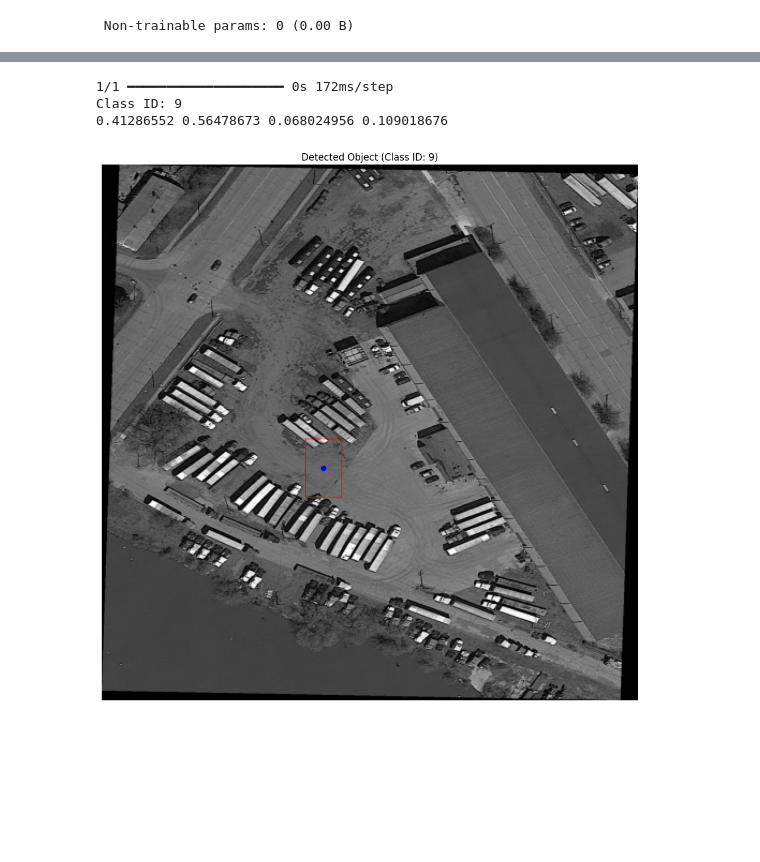
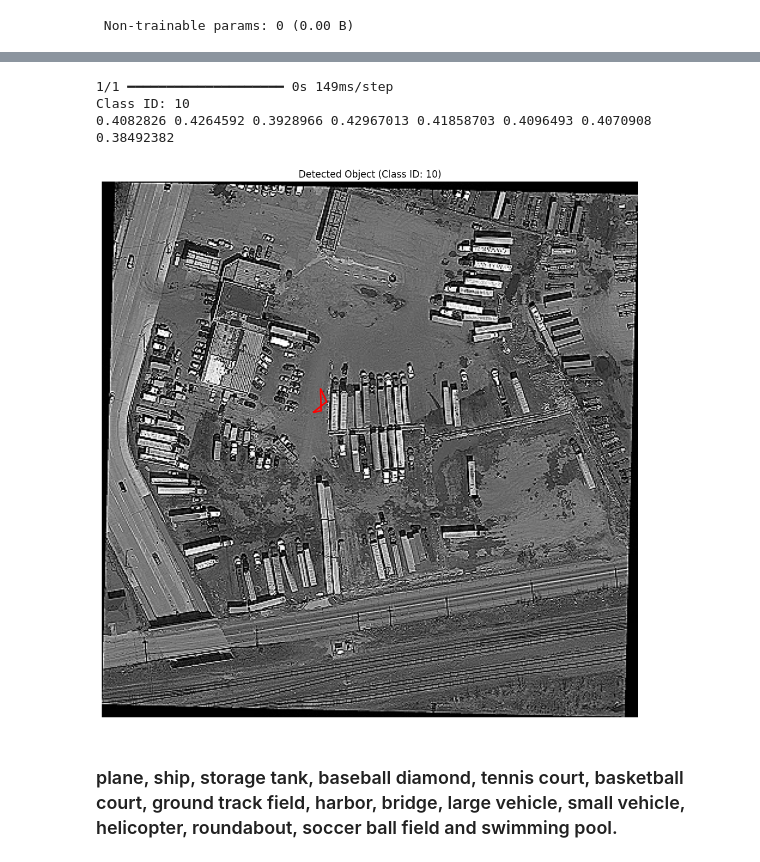
Before and after one commit to AdityaSaiKonduri/Hack2Skill, a Jupyter notebook: project (4).ipynb, the cells around one changed output, grey strips where cells are left out. Cells and saved outputs as stored; diff of their text form; code cells hidden in the pictures; blank space fills up the shorter version.

```diff
--- a/project (4).ipynb
+++ b/project (4).ipynb
@@ -206,7 +218,7 @@ def data_load(output_folder, input_labels_folder):
 # dataset = data_load(output_folder, input_labels_folder)
 # %%
 # Usage
-dataset = data_load(output_folder, output_labels_folder)
+dataset = data_load(output_folder, input_labels_folder)
 
 # You can then use this dataset directly or apply further transformations
 
@@ -496,7 +515,7 @@ def build_model(inputs):
     model.compile(optimizer=tf.keras.optimizers.Adam(learning_rate=0.01), loss={"classifier_head" : "categorical_crossentropy", "regressor_head" : "mse"}, metrics = {"classifier_head" : "accuracy", "regressor_head" : "mse"})
     return model
 # %%
-model = build_model(tf.keras.layers.Input(shape=(500, 500, 1)))
+model = build_model(tf.keras.layers.Input(shape=(300, 300, 1)))
 model.summary()
 # %% [output]
 Model: "functional_2"
@@ -647,4 +690,4 @@ def smooth_l1_loss(y_true, y_pred):
 # %%
-model = build_model((500, 500, 1))
+model = build_model((448, 448, 1))
 model.summary()
 # %% [output]
@@ -738,7 +764,7 @@ from matplotlib.patches import Polygon
 from matplotlib.patches import Rectangle
 
 # Load and preprocess the image
-image_path = "DOTAv1\\preprocessed_images\\train\\P0013.jpg"
+image_path = "DOTAv1\\preprocessed_images\\train\\P0010.jpg"
 img = cv2.imread(image_path)
 img = cv2.cvtColor(img, cv2.COLOR_BGR2RGB)  # Convert BGR to RGB
 
@@ -747,44 +773,47 @@ img_gray = cv2.imread(image_path, cv2.IMREAD_GRAYSCALE)
 img_gray = img_gray.astype(np.float32) / 255.0
 img_gray = np.expand_dims(img_gray, axis=(0, -1))
 predictions = model.predict(img_gray)
 class_probs, bounding_boxes = predictions
 class_id = np.argmax(class_probs[0][0])
 print("Class ID:", class_id)
 
 # Extract bounding box coordinates
 bbox = bounding_boxes[0][0]
-x, y, w, h = bbox
+x1, y1, x2, y2, x3, y3, x4, y4 = bbox
 
-x_top_left = x - w / 2
-y_top_left = y - h / 2
+# x_top_left = x - w / 2
+# y_top_left = y - h / 2
 
 # Create a figure and axis
 fig, ax = plt.subplots(figsize=(10, 10))
 
 # Display the image
+
 ax.imshow(img)
-
-print(x, y, w ,h)
+print(x1, y1, x2, y2, x3, y3, x4, y4)
+# print(x, y, w ,h)
 # Create a Polygon patch
-# polygon = Polygon([(x1*400, y1*400), (x2*400, y2*400), (x3*400, y3*400), (x4*400, y4*400)],
-#                   closed=True, fill=False, edgecolor='r', linewidth=2)
-rectangle = Rectangle((x_top_left*500, y_top_left*500), w*500, h*500, linewidth=1, edgecolor='r', facecolor='none')
-ax.plot(x*500, y*500, 'bo')  # blue dot at the center
+polygon = Polygon([(x1*448, y1*448), (x2*448, y2*448), (x3*448, y3*448), (x4*448, y4*448)],
+                  closed=True, fill=False, edgecolor='r', linewidth=2)
+# rectangle = Rectangle((x_top_left*500, y_top_left*500), w*500, h*500, linewidth=1, edgecolor='r', facecolor='none')
+# ax.plot(x*500, y*500, 'bo')  # blue dot at the center
 
 # Add the polygon to the plot
-ax.add_patch(rectangle)
+ax.add_patch(polygon)
 
 # Set the title
 ax.set_title(f"Detected Object (Class ID: {class_id})")
 
 # Remove axis labels
 ax.set_axis_off()
 
 # Show the plot
 plt.tight_layout()
 plt.show()
 # %% [output]
-1/1 ━━━━━━━━━━━━━━━━━━━━ 0s 172ms/step
-Class ID: 9
-0.41286552 0.56478673 0.068024956 0.109018676
+1/1 ━━━━━━━━━━━━━━━━━━━━ 0s 149ms/step
+Class ID: 10
+0.4082826 0.4264592 0.3928966 0.42967013 0.41858703 0.4096493 0.4070908 0.38492382
-[figure, old version]
+[figure, new version]
+# %% [markdown]
+### plane, ship, storage tank, baseball diamond, tennis court, basketball court, ground track field, harbor, bridge, large vehicle, small vehicle, helicopter, roundabout, soccer ball field and swimming pool.
```
Also changed, not shown: parts of 9 cells of this notebook.
